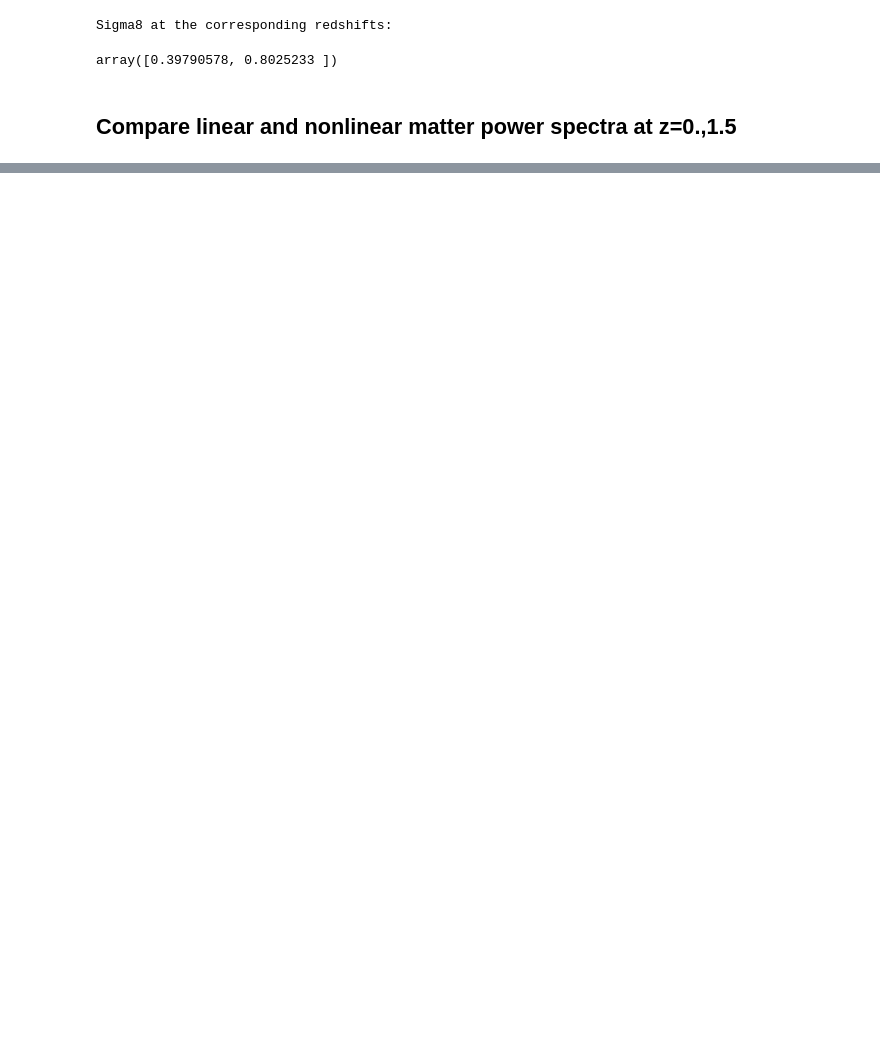
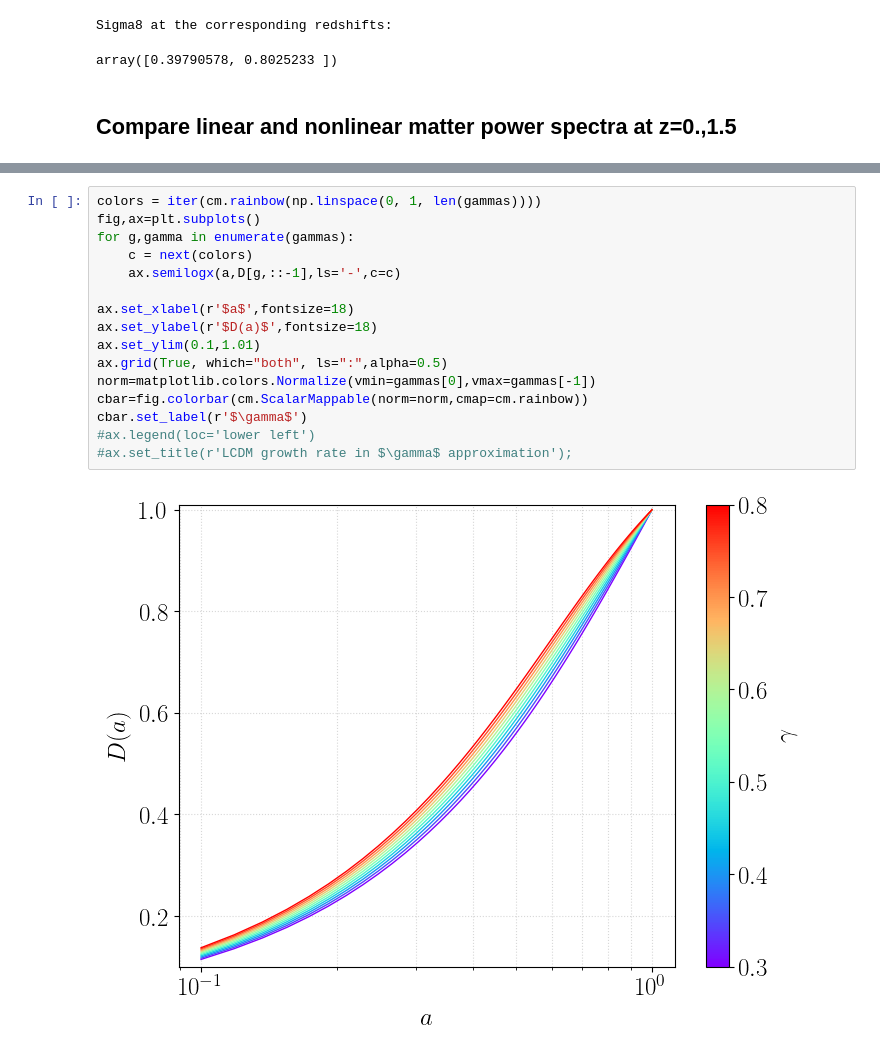
Before and after one commit to MinhMPA/CAMB_GammaPrime_Growth, a Jupyter notebook: notebooks/CAMB_test_nonlinear_Pk.ipynb, the cells around one changed output, grey strips where cells are left out. Drawn from its saved outputs; the diff is of its cells as text; blank space fills up the shorter version.

```diff
--- a/notebooks/CAMB_test_nonlinear_Pk.ipynb
+++ b/notebooks/CAMB_test_nonlinear_Pk.ipynb
@@ -219,0 +213,18 @@ No artists with labels found to put in legend.  Note that artists whose label st
+# %%
+colors = iter(cm.rainbow(np.linspace(0, 1, len(gammas))))
+fig,ax=plt.subplots()
+for g,gamma in enumerate(gammas):
+    c = next(colors)
+    ax.semilogx(a,D[g,::-1],ls='-',c=c)
+
+ax.set_xlabel(r'$a$',fontsize=18)
+ax.set_ylabel(r'$D(a)$',fontsize=18)
+ax.set_ylim(0.1,1.01)
+ax.grid(True, which="both", ls=":",alpha=0.5)
+norm=matplotlib.colors.Normalize(vmin=gammas[0],vmax=gammas[-1])
+cbar=fig.colorbar(cm.ScalarMappable(norm=norm,cmap=cm.rainbow))
+cbar.set_label(r'$\gamma$')
+#ax.legend(loc='lower left')
+#ax.set_title(r'LCDM growth rate in $\gamma$ approximation');
+# %% [output]
+[figure, added]
```
Also changed, not shown: parts of 28 cells of this notebook.
